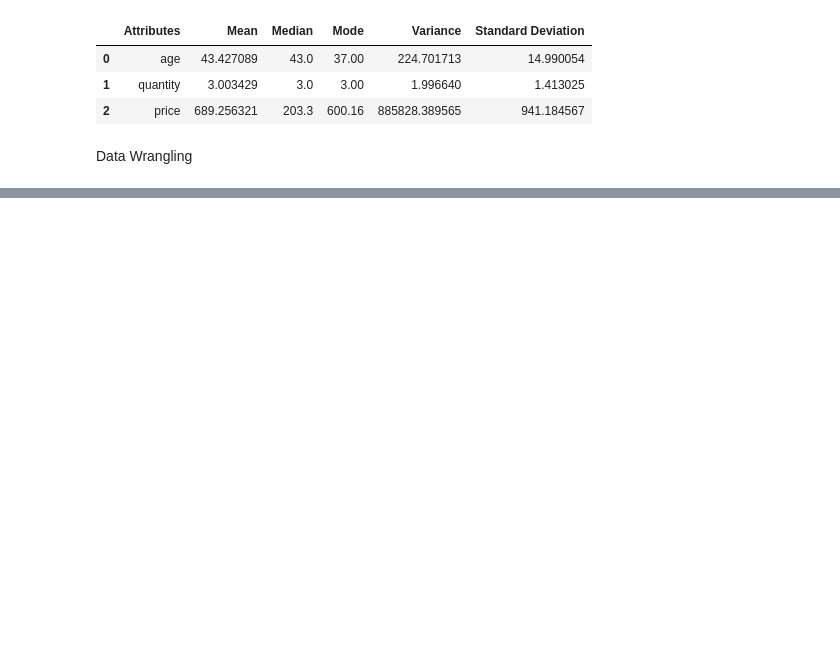
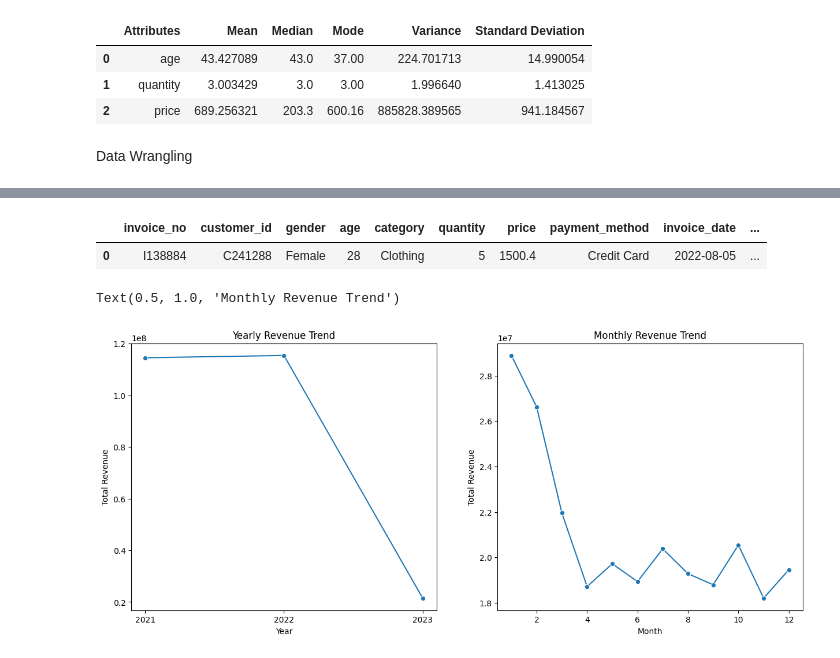
Before and after one commit to bvishnub/Oasis-Infobyte-Internship-Projects, a Jupyter notebook: Project-1-EDA on Retails Sales Data/Project_1- EDA on Retail Sales.ipynb, the cells around one changed output, grey strips where cells are left out. Saved outputs shown, nothing was run; the diff lists cells and outputs as text; code cells hidden in the pictures; blank space fills up the shorter version.

```diff
--- a/Project-1-EDA on Retails Sales Data/Project_1- EDA on Retail Sales.ipynb
+++ b/Project-1-EDA on Retails Sales Data/Project_1- EDA on Retail Sales.ipynb
@@ -320,0 +245,35 @@ sns.countplot(data=df,x='category',palette='magma',hue='Age_Group')
+# %%
+# As per the price per quantitiy given , we can calculate the total revenue generated in Turkish liras (TL)
+
+# Calculating Total Revenue based on price per quantity
+df['Total Revenue']= df['quantity'] * df['price']
+
+df.head(1)
+# %% [output]
+|  | invoice_no | customer_id | gender | age | category | quantity | price | payment_method | invoice_date | ... |
+| 0 | I138884 | C241288 | Female | 28 | Clothing | 5 | 1500.4 | Credit Card | 2022-08-05 | ... |
+# %%
+# Monthly and yearly trend
+
+# Using Groupby method to analyse the revenue or sales trend
+yearly_trend=df.groupby(['Year'])["Total Revenue"].sum().reset_index()
+Monnthly_Trend =df.groupby(['Month'])["Total Revenue"].sum().reset_index()
+Quarterly_Trend = df.groupby(['Quarter'])["Total Revenue"].sum().reset_index()
+fig,axes=plt.subplots(1,2,figsize=(15,6))
+
+# Yearly Trend
+sns.lineplot(x='Year', y='Total Revenue', data=yearly_trend, marker='o',ax=axes[0])
+axes[0].set_xticks(yearly_trend['Year'].astype(int))
+axes[0].set_title("Yearly Revenue Trend")
+
+# Monthly Trend
+sns.lineplot(x='Month', y='Total Revenue', data=Monnthly_Trend, marker='o',ax=axes[1])
+axes[1].set_title("Monthly Revenue Trend")
+
+
+# we can observe here that there was slight growth in reveune from 2021 -2022 and post that revenue declined drastically till 2023
+# While looking at the monthly trend we can see that till april revenue trend is declined and post that ther is zig zag pattern and there was again peak in revenue in October Month
+# We can see that January , February  months contributed in high revenue.
+# %% [output]
+Text(0.5, 1.0, 'Monthly Revenue Trend')
+[figure, added]
```
Also changed, not shown: parts of 50 cells of this notebook.
